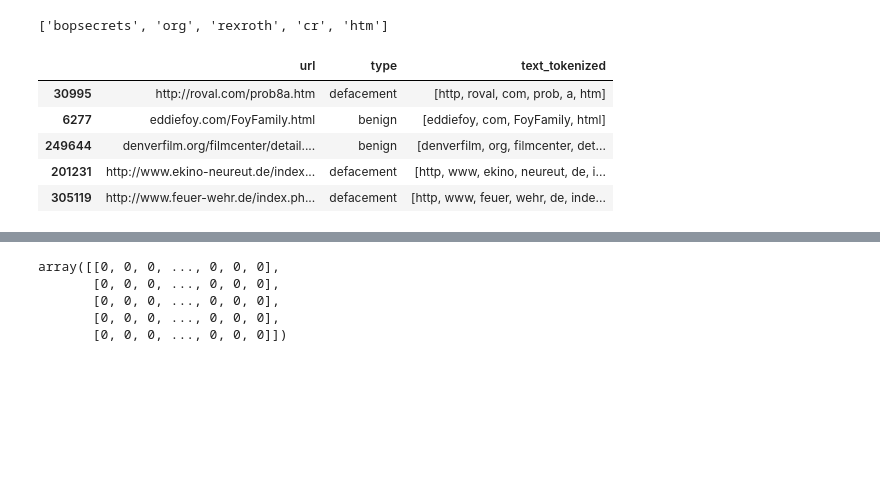
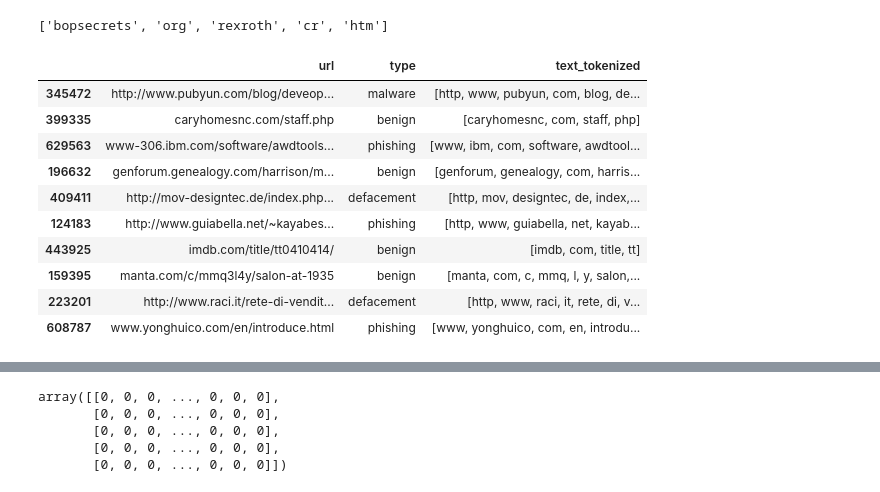
Before and after one commit to leolibardi/TCC-2024---ML-TO-DETEC-MALICIOUS-URL, a Jupyter notebook: Logistic Regression.ipynb, the cells around one changed output, grey strips where cells are left out. Drawn from its saved outputs; the diff is of its cells as text; code cells hidden in the pictures; blank space fills up the shorter version.

```diff
--- a/Logistic Regression.ipynb
+++ b/Logistic Regression.ipynb
@@ -123,14 +123,19 @@ bopsecrets.org/rexroth/cr/1.htm
 # %%
 df['text_tokenized'] = df.url.map(lambda t: tokenizer.tokenize(t))
 # %%
-df.sample(5)
+df.sample(10)
 # %% [output]
 |  | url | type | text_tokenized |
-| 30995 | http://roval.com/prob8a.htm | defacement | [http, roval, com, prob, a, htm] |
-| 6277 | eddiefoy.com/FoyFamily.html | benign | [eddiefoy, com, FoyFamily, html] |
-| 249644 | denverfilm.org/filmcenter/detail.... | benign | [denverfilm, org, filmcenter, det... |
-| 201231 | http://www.ekino-neureut.de/index... | defacement | [http, www, ekino, neureut, de, i... |
-| 305119 | http://www.feuer-wehr.de/index.ph... | defacement | [http, www, feuer, wehr, de, inde... |
+| 345472 | http://www.pubyun.com/blog/deveop... | malware | [http, www, pubyun, com, blog, de... |
+| 399335 | caryhomesnc.com/staff.php | benign | [caryhomesnc, com, staff, php] |
+| 629563 | www-306.ibm.com/software/awdtools... | phishing | [www, ibm, com, software, awdtool... |
+| 196632 | genforum.genealogy.com/harrison/m... | benign | [genforum, genealogy, com, harris... |
+| 409411 | http://mov-designtec.de/index.php... | defacement | [http, mov, designtec, de, index,... |
+| 124183 | http://www.guiabella.net/~kayabes... | phishing | [http, www, guiabella, net, kayab... |
+| 443925 | imdb.com/title/tt0410414/ | benign | [imdb, com, title, tt] |
+| 159395 | manta.com/c/mmq3l4y/salon-at-1935 | benign | [manta, com, c, mmq, l, y, salon,... |
+| 223201 | http://www.raci.it/rete-di-vendit... | defacement | [http, www, raci, it, rete, di, v... |
+| 608787 | www.yonghuico.com/en/introduce.html | phishing | [www, yonghuico, com, en, introdu... |
 # %%
 stemmer = SnowballStemmer("english")
 # %%
```
Also changed, not shown: parts of 8 cells of this notebook, 2 other files.
